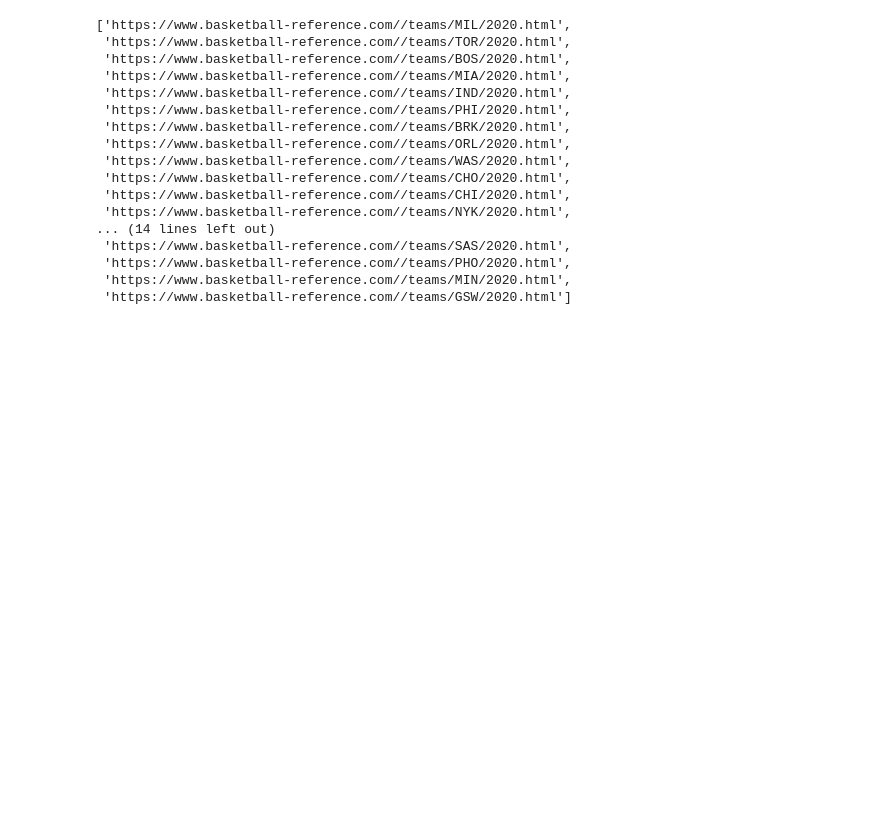
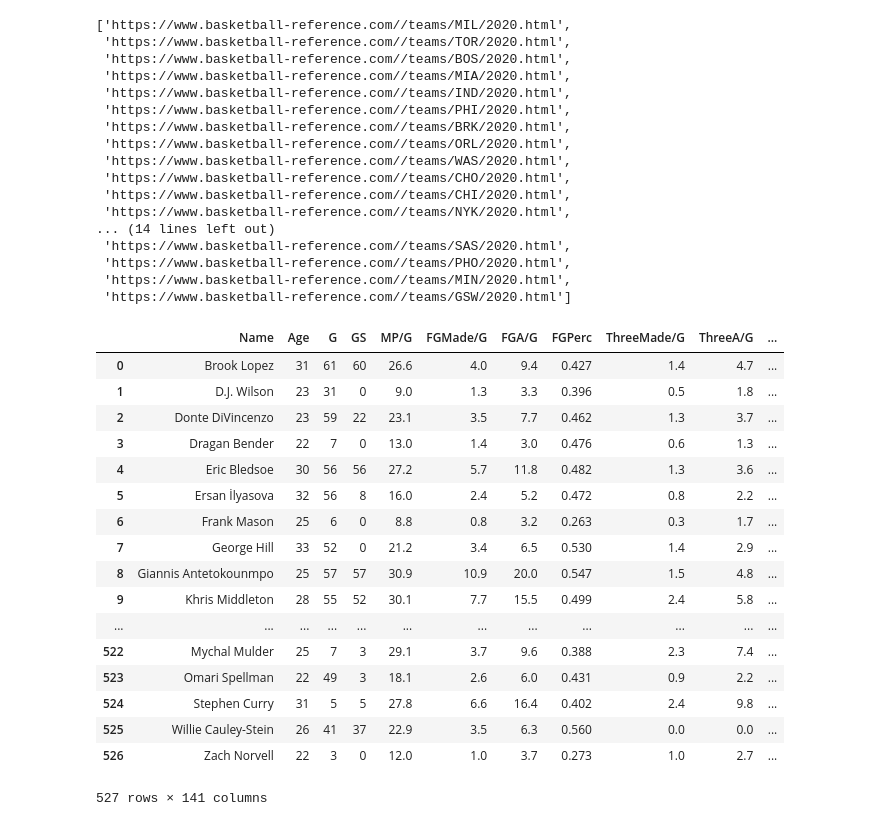
Before and after one commit to ajain1017/ideal-nba-roster-draft, a Jupyter notebook: scrapedata.ipynb, the cells around one changed output. Saved outputs shown, nothing was run; the diff lists cells and outputs as text; code cells hidden in the pictures; blank space fills up the shorter version.

```diff
--- a/scrapedata.ipynb
+++ b/scrapedata.ipynb
@@ -105,7 +105,7 @@ for url in range(len(urls)):
                    'ThreefeetTenPerc', 'TenSixTPerc', 'SixTThreePerc', 'ThreePerc',
                    'PercTwoAstd', 'PercFGADunks', 'MadeDunks', 'PercThreeAstd',
                    'Perc3PACorner', 'ThreePercCorner', 'HeavesA', 'MadeHeaves']
-    df6.columns = ['Rk', 'Name', 'Age', 'G', 'MP', 'PercasPG', 'PercasSG',
+    df6.columns = ['Rk', 'Name', 'Age', 'G', 'MPTotal', 'PercasPG', 'PercasSG',
                    'PercasSF', 'PercasPF', 'PercasC', 'PMP100OnCourt', 'NPMP100',
                    'TOVBadPass', 'TOVLostBall', 'ShootFoulsC', 'OFoulsC',
                    'ShootFoulsD', 'OFoulsD', 'PGA', 'FAAnd1', 'FABlkd']
@@ -116,6 +116,14 @@ for url in range(len(urls)):
     df8.Ht = (pd.to_numeric(df8.Ht.str.split('-').str[0])*12) + pd.to_numeric(df8.Ht.str.split('-').str[1])
     df8.drop(['No', 'Pos', 'Wt', 'Birth Date', 'Country', 'College'], axis = 1, inplace = True)
     df8.drop_duplicates(subset='Name', keep='first',inplace=True)
+
+    #new
+    droplist = []
+    for name in df8.Name:
+        if 'TW' in name:
+            droplist.append(name.split()[0] + ' ' + name.split()[1])
+        else:
+            pass
 
     for table in range(0,9):
         exec(f"df{table}.Name = df{table}.Name.str.split().str[0] + ' ' + df{table}.Name.str.split().str[1]")
@@ -136,6 +144,11 @@ for url in range(len(urls)):
     #full outer join all dataframes
     for x in range(0,9):
         exec(f"df{x}.set_index('Name', inplace = True)")
+        #new
+        try:
+            exec(f"df{x}.drop(droplist, axis=0, inplace=True)")
+        except:
+            pass
 
     namesnotindf7index = [x for x in df7.index if x not in df0.index]
     namesnotindf8index = [x for x in df8.index if x not in df0.index]
@@ -223,3 +236,24 @@ for url in range(len(urls)):
 # %%
 all_individuals.to_pickle("individualstats.pkl")
 all_teamstats.to_pickle("1920teamstats.pkl")
+# %%
+all_individuals
+# %% [output]
+|  | Name | Age | G | GS | MP/G | FGMade/G | FGA/G | FGPerc | ThreeMade/G | ThreeA/G | ... |
+| 0 | Brook Lopez | 31 | 61 | 60 | 26.6 | 4.0 | 9.4 | 0.427 | 1.4 | 4.7 | ... |
+| 1 | D.J. Wilson | 23 | 31 | 0 | 9.0 | 1.3 | 3.3 | 0.396 | 0.5 | 1.8 | ... |
+| 2 | Donte DiVincenzo | 23 | 59 | 22 | 23.1 | 3.5 | 7.7 | 0.462 | 1.3 | 3.7 | ... |
+| 3 | Dragan Bender | 22 | 7 | 0 | 13.0 | 1.4 | 3.0 | 0.476 | 0.6 | 1.3 | ... |
+| 4 | Eric Bledsoe | 30 | 56 | 56 | 27.2 | 5.7 | 11.8 | 0.482 | 1.3 | 3.6 | ... |
+| 5 | Ersan İlyasova | 32 | 56 | 8 | 16.0 | 2.4 | 5.2 | 0.472 | 0.8 | 2.2 | ... |
+| 6 | Frank Mason | 25 | 6 | 0 | 8.8 | 0.8 | 3.2 | 0.263 | 0.3 | 1.7 | ... |
+| 7 | George Hill | 33 | 52 | 0 | 21.2 | 3.4 | 6.5 | 0.530 | 1.4 | 2.9 | ... |
+| 8 | Giannis Antetokounmpo | 25 | 57 | 57 | 30.9 | 10.9 | 20.0 | 0.547 | 1.5 | 4.8 | ... |
+| 9 | Khris Middleton | 28 | 55 | 52 | 30.1 | 7.7 | 15.5 | 0.499 | 2.4 | 5.8 | ... |
+| ... | ... | ... | ... | ... | ... | ... | ... | ... | ... | ... | ... |
+| 522 | Mychal Mulder | 25 | 7 | 3 | 29.1 | 3.7 | 9.6 | 0.388 | 2.3 | 7.4 | ... |
+| 523 | Omari Spellman | 22 | 49 | 3 | 18.1 | 2.6 | 6.0 | 0.431 | 0.9 | 2.2 | ... |
+| 524 | Stephen Curry | 31 | 5 | 5 | 27.8 | 6.6 | 16.4 | 0.402 | 2.4 | 9.8 | ... |
+| 525 | Willie Cauley-Stein | 26 | 41 | 37 | 22.9 | 3.5 | 6.3 | 0.560 | 0.0 | 0.0 | ... |
+| 526 | Zach Norvell | 22 | 3 | 0 | 12.0 | 1.0 | 3.7 | 0.273 | 1.0 | 2.7 | ... |
+527 rows × 141 columns
```
Also changed, not shown: parts of 1 cell of this notebook, 2 other files.
